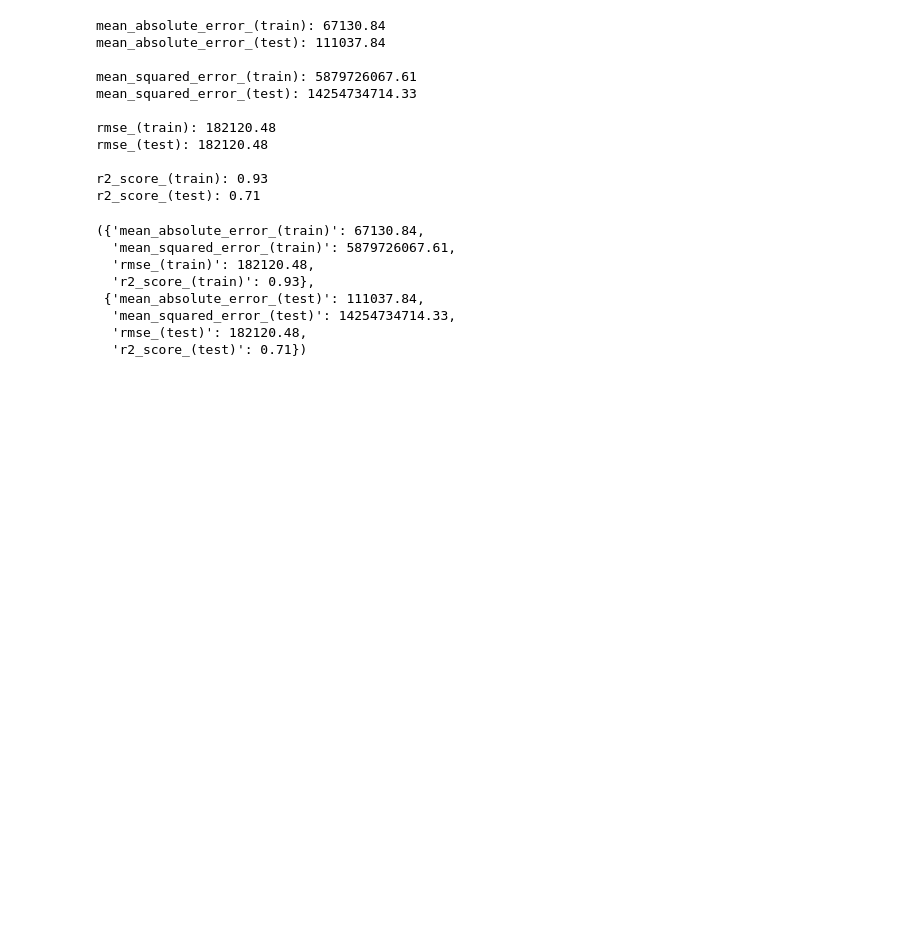
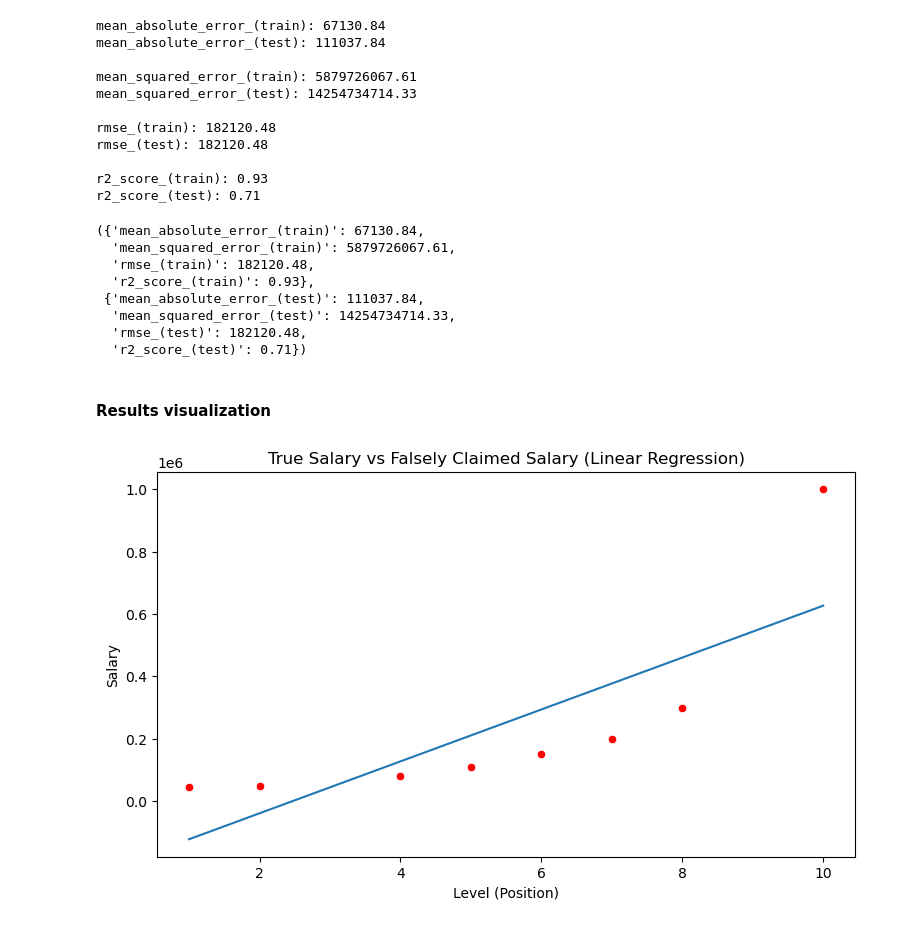
Before and after one commit to lavkushsingh31/ML-Practice-Exercises, a Jupyter notebook: Practice Udemy - Polynomial Linear Regression.ipynb, the cells around one changed output. Drawn from its saved outputs; the diff is of its cells as text; code cells hidden in the pictures; blank space fills up the shorter version.

Commit message:
added more code on Polynomial Regression

```diff
--- a/Practice Udemy - Polynomial Linear Regression.ipynb
+++ b/Practice Udemy - Polynomial Linear Regression.ipynb
@@ -225,3 +225,14 @@ poly_reg_preds
   'mean_squared_error_(test)': 14254734714.33,
   'rmse_(test)': 182120.48,
   'r2_score_(test)': 0.71})
+# %% [markdown]
+#### Results visualization
+# %%
+plt.figure(figsize=(9,5))
+sns.scatterplot(x=X_train.ravel(),y=y_train, color = 'red')
+sns.lineplot(x = X_train.ravel(), y = y_pred_train)
+plt.title("True Salary vs Falsely Claimed Salary (Linear Regression)")
+plt.xlabel("Level (Position)")
+plt.ylabel("Salary");
+# %% [output]
+[figure, added]
```
Also changed, not shown: parts of 7 cells of this notebook.
